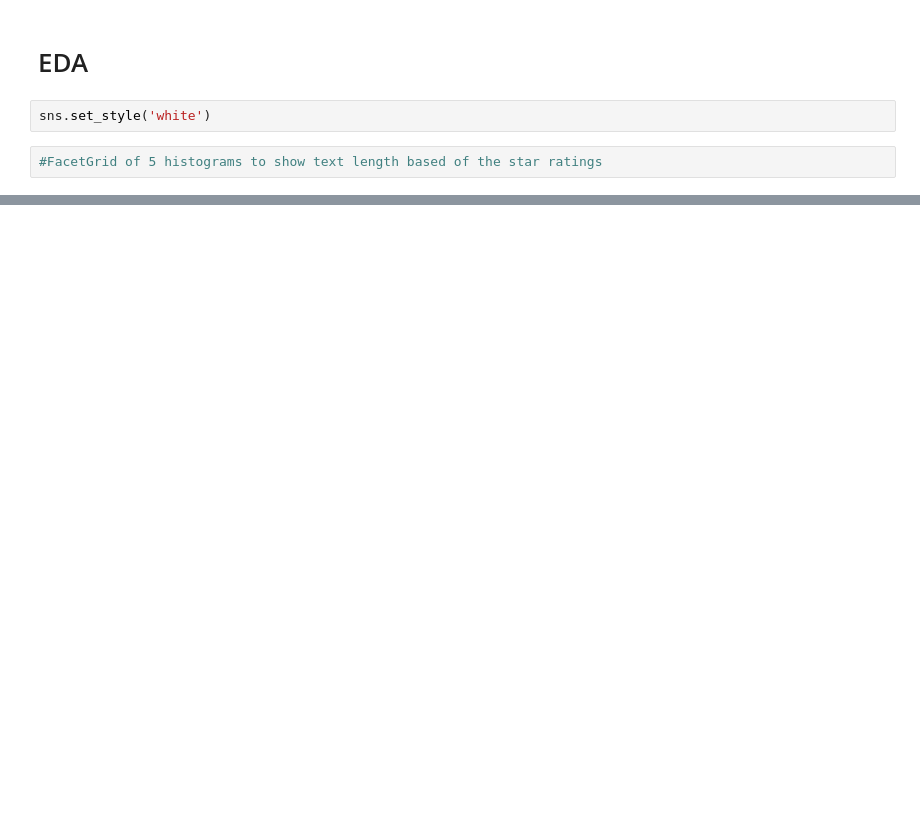
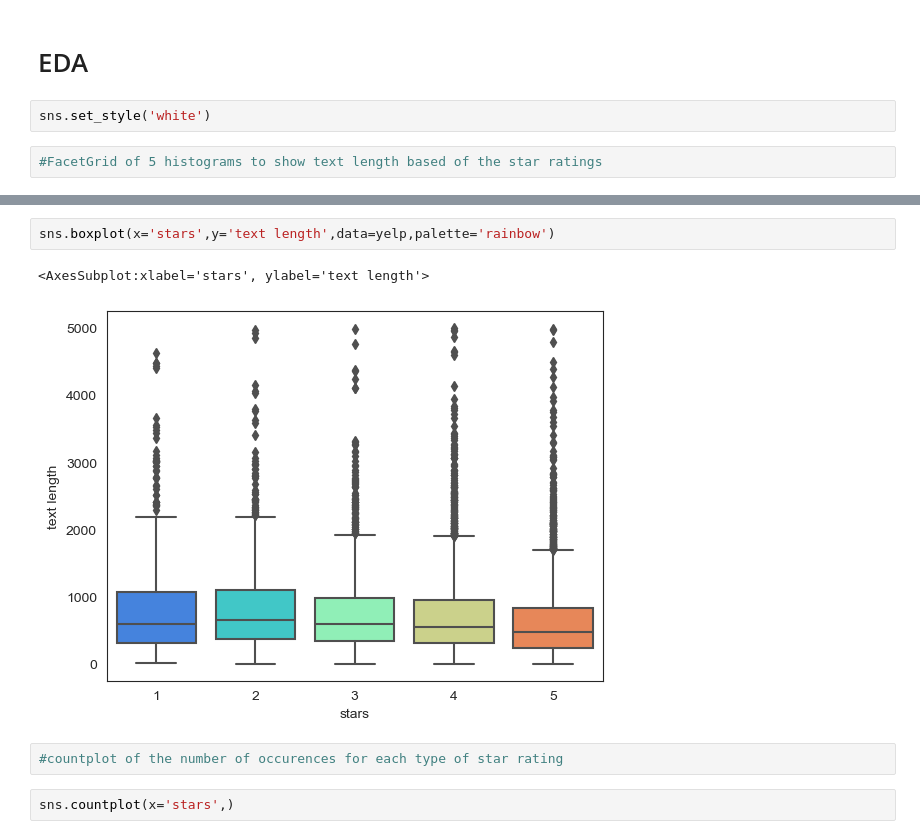
Before and after one commit to dancanyego/Natual-Language-Processing, a Jupyter notebook: yelp_reviews_model.ipynb, the cells around one changed output, grey strips where cells are left out. Saved outputs shown, nothing was run; the diff lists cells and outputs as text; blank space fills up the shorter version.

Commit message:
yelp EDA

```diff
--- a/yelp_reviews_model.ipynb
+++ b/yelp_reviews_model.ipynb
@@ -68,0 +74,9 @@ g.map(plt.hist,'text %')
+# %%
+sns.boxplot(x='stars',y='text length',data=yelp,palette='rainbow')
+# %% [output]
+<AxesSubplot:xlabel='stars', ylabel='text length'>
+[figure, added]
+# %%
+#countplot of the number of occurences for each type of star rating
+# %%
+sns.countplot(x='stars',)
```
Also changed, not shown: parts of 2 cells of this notebook.
